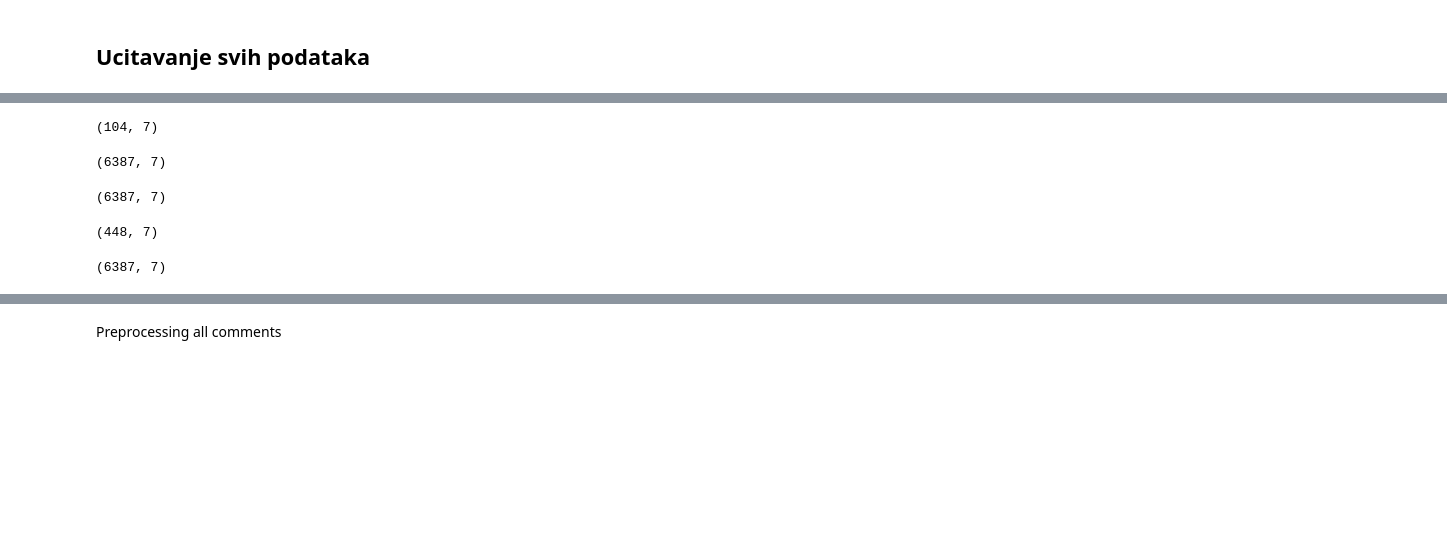
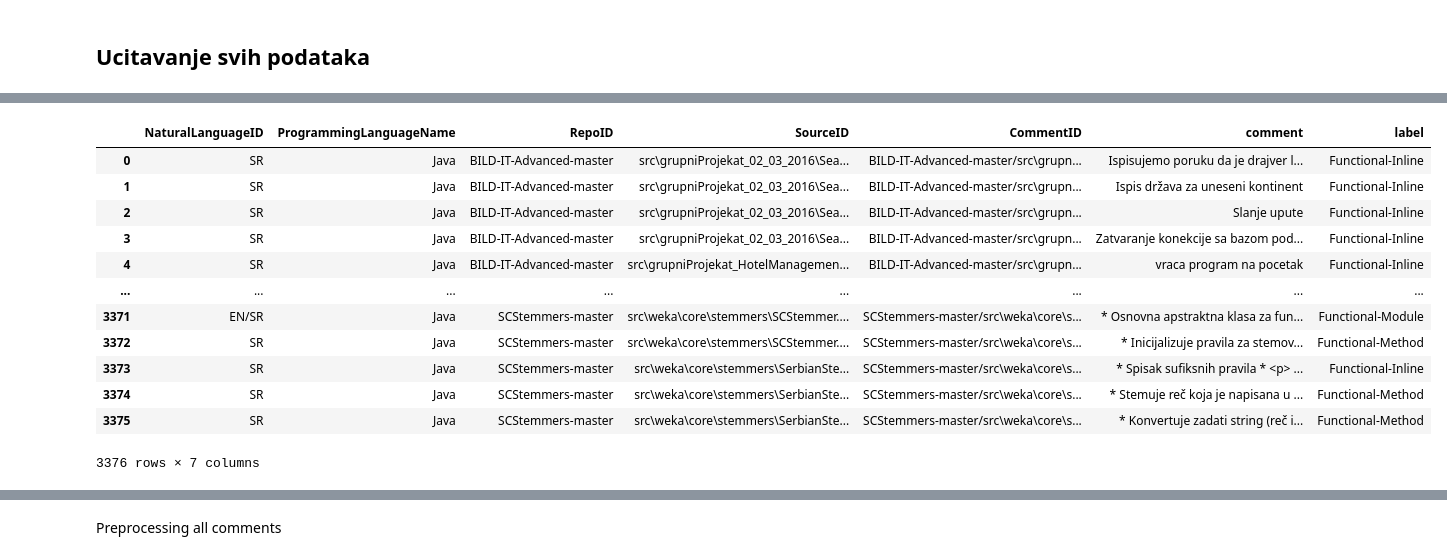
Before and after one commit to ivanamunjas/OPJ-projekat, a Jupyter notebook: OPJ.ipynb, the cells around one changed output, grey strips where cells are left out. Saved outputs shown, nothing was run; the diff lists cells and outputs as text; code cells hidden in the pictures; blank space fills up the shorter version.

```diff
--- a/OPJ.ipynb
+++ b/OPJ.ipynb
@@ -60,18 +68,18 @@ merged = merged.reset_index(drop=True)
 # %%
-hits = np.zeros((merged.shape[0],6))
+hits = np.zeros((df.shape[0],6))
 
-for i in range(merged.shape[0]):
-    if merged.loc[i]['label_1'] == merged.loc[i]['label_2']:
+for i in range(df.shape[0]):
+    if df.loc[i]['label_1'] == df.loc[i]['label_2']:
         hits[i][0] += 1
-    if merged.loc[i]['label_1'] == merged.loc[i]['label_3']:
+    if df.loc[i]['label_1'] == df.loc[i]['label_3']:
         hits[i][1] += 1
-    if merged.loc[i]['label_1'] == merged.loc[i]['label_4']:
+    if df.loc[i]['label_1'] == df.loc[i]['label_4']:
         hits[i][2] += 1
-    if merged.loc[i]['label_2'] == merged.loc[i]['label_3']:
+    if df.loc[i]['label_2'] == df.loc[i]['label_3']:
         hits[i][3] += 1
-    if merged.loc[i]['label_2'] == merged.loc[i]['label_4']:
+    if df.loc[i]['label_2'] == df.loc[i]['label_4']:
         hits[i][4] += 1
-    if merged.loc[i]['label_3'] == merged.loc[i]['label_4']:
+    if df.loc[i]['label_3'] == df.loc[i]['label_4']:
         hits[i][5] += 1
 # %%
 all_same = 0
@@ -184,13 +187,19 @@ df
 for i in range(df.shape[0]):
     if df['NaturalLanguageID'][i][0] == '\n':
         df['NaturalLanguageID'][i] = df['NaturalLanguageID'][i][1:]
-# %%
-df.loc[df['NaturalLanguageID'] == 'UNDEF'].shape
-# %% [output]
-(104, 7)
-# %%
-df = df.drop(df.loc[df['NaturalLanguageID'] == 'UNDEF'].index)
 # %%
-df.shape
+df
 # %% [output]
+|  | NaturalLanguageID | ProgrammingLanguageName | RepoID | SourceID | CommentID | comment | label |
+| 0 | SR | Java | BILD-IT-Advanced-master | src\grupniProjekat_02_03_2016\Sea... | BILD-IT-Advanced-master/src\grupn... | Ispisujemo poruku da je drajver l... | Functional-Inline |
+| 1 | SR | Java | BILD-IT-Advanced-master | src\grupniProjekat_02_03_2016\Sea... | BILD-IT-Advanced-master/src\grupn... | Ispis država za uneseni kontinent | Functional-Inline |
+| 2 | SR | Java | BILD-IT-Advanced-master | src\grupniProjekat_02_03_2016\Sea... | BILD-IT-Advanced-master/src\grupn... | Slanje upute | Functional-Inline |
+| 3 | SR | Java | BILD-IT-Advanced-master | src\grupniProjekat_02_03_2016\Sea... | BILD-IT-Advanced-master/src\grupn... | Zatvaranje konekcije sa bazom pod... | Functional-Inline |
+| 4 | SR | Java | BILD-IT-Advanced-master | src\grupniProjekat_HotelManagemen... | BILD-IT-Advanced-master/src\grupn... | vraca program na pocetak | Functional-Inline |
+| ... | ... | ... | ... | ... | ... | ... | ... |
+| 3371 | EN/SR | Java | SCStemmers-master | src\weka\core\stemmers\SCStemmer.... | SCStemmers-master/src\weka\core\s... | * Osnovna apstraktna klasa za fun... | Functional-Module |
+| 3372 | SR | Java | SCStemmers-master | src\weka\core\stemmers\SCStemmer.... | SCStemmers-master/src\weka\core\s... | * Inicijalizuje pravila za stemov... | Functional-Method |
+| 3373 | SR | Java | SCStemmers-master | src\weka\core\stemmers\SerbianSte... | SCStemmers-master/src\weka\core\s... | * Spisak sufiksnih pravila * <p> ... | Functional-Inline |
+| 3374 | SR | Java | SCStemmers-master | src\weka\core\stemmers\SerbianSte... | SCStemmers-master/src\weka\core\s... | * Stemuje reč koja je napisana u ... | Functional-Method |
+| 3375 | SR | Java | SCStemmers-master | src\weka\core\stemmers\SerbianSte... | SCStemmers-master/src\weka\core\s... | * Konvertuje zadati string (reč i... | Functional-Method |
-(6387, 7)
+3376 rows × 7 columns
@@ -199,8 +205,0 @@ df = df.reset_index(drop=True)
-# %%
-df.shape
-# %% [output]
-(6387, 7)
-# %%
-df.loc[df['NaturalLanguageID'] == 'EN/SR'].shape
-# %% [output]
-(448, 7)
@@ -209,4 +205,0 @@ droped_duplicates = df.drop_duplicates(['comment'])
-# %%
-df.shape
-# %% [output]
-(6387, 7)
```
Also changed, not shown: parts of 66 cells of this notebook.
